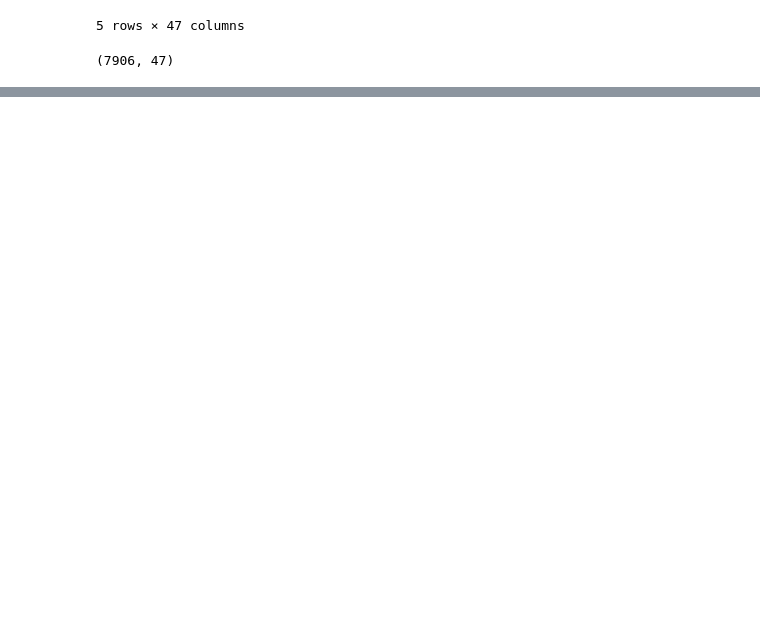
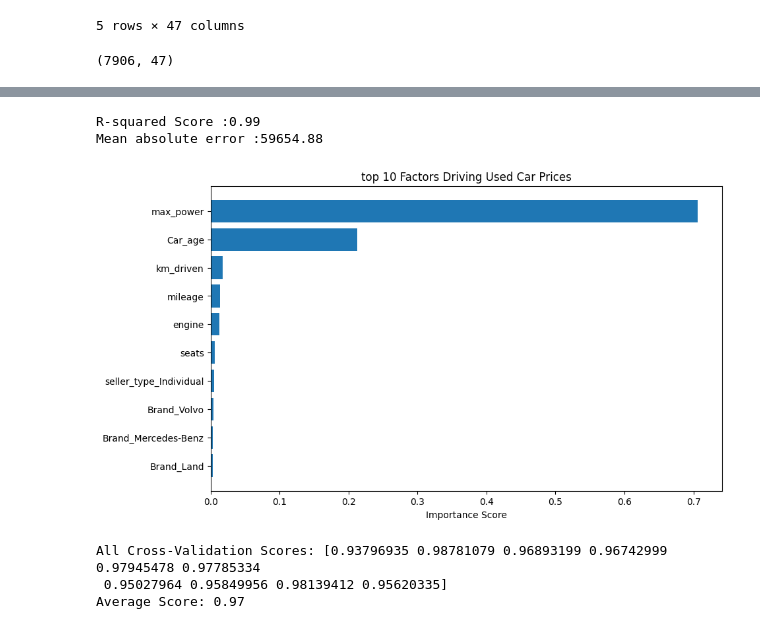
Before and after one commit to Prakhar2023-bit/car_price_prediction, a Jupyter notebook: Car_Price.ipynb, the cells around one changed output, grey strips where cells are left out. Saved outputs shown, nothing was run; the diff lists cells and outputs as text; code cells hidden in the pictures; blank space fills up the shorter version.

Commit message:
used the final model to predict

```diff
--- a/Car_Price.ipynb
+++ b/Car_Price.ipynb
@@ -229,0 +235,2 @@ print(df.shape)
+# %%
+X_train,X_test,y_train,y_test=train_test_split(X,y,test_size=0.2,random_state=42)
@@ -229,0 +247,4 @@ print(df.shape)
+# %%
+rf_model=RandomForestRegressor(n_estimators=100,random_state=42)
+# %%
+rf_model.fit(X_train,y_train)
@@ -229,0 +264,32 @@ print(df.shape)
+# %%
+print(f"R-squared Score :{r2:.2f}")
+print(f"Mean absolute error :{mae:.2f}")
+# %% [output]
+R-squared Score :0.99
+Mean absolute error :59654.88
+# %%
+importances = rf_model.feature_importances_
+feature_importance_df=pd.DataFrame({
+    'Feature':X.columns,
+    'Importance':importances
+}).sort_values(by='Importance',ascending=False)
+# %%
+plt.figure(figsize=(10,6))
+plt.barh(feature_importance_df['Feature'][:10],feature_importance_df['Importance'][:10])
+plt.gca().invert_yaxis()
+plt.title('top 10 Factors Driving Used Car Prices')
+plt.xlabel('Importance Score')
+plt.show()
+# %% [output]
+[figure, added]
+# %%
+from sklearn.model_selection import cross_val_score
+
+scores = cross_val_score(rf_model, X, y, cv=10, scoring='r2')
+
+print("All Cross-Validation Scores:", scores)
+print(f"Average Score: {scores.mean():.2f}")
+# %% [output]
+All Cross-Validation Scores: [0.93796935 0.98781079 0.96893199 0.96742999 0.97945478 0.97785334
+ 0.95027964 0.95849956 0.98139412 0.95620335]
+Average Score: 0.97
```
Also changed, not shown: parts of 10 cells of this notebook.
